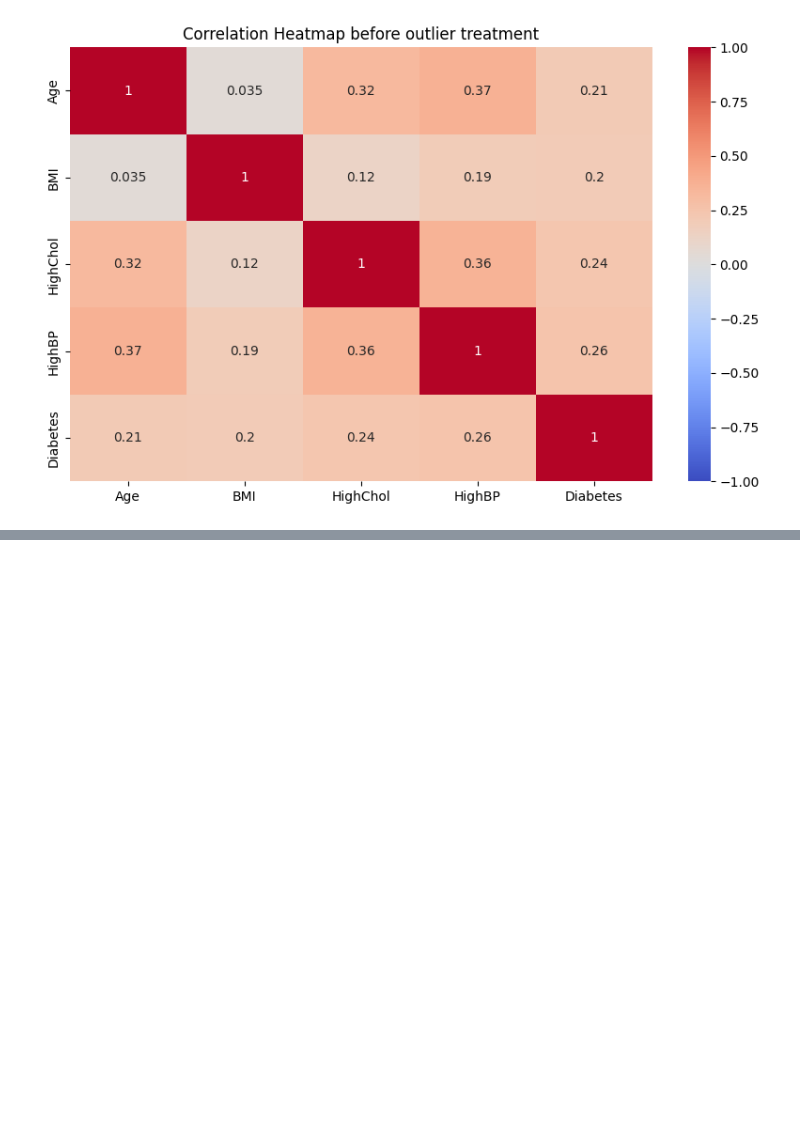
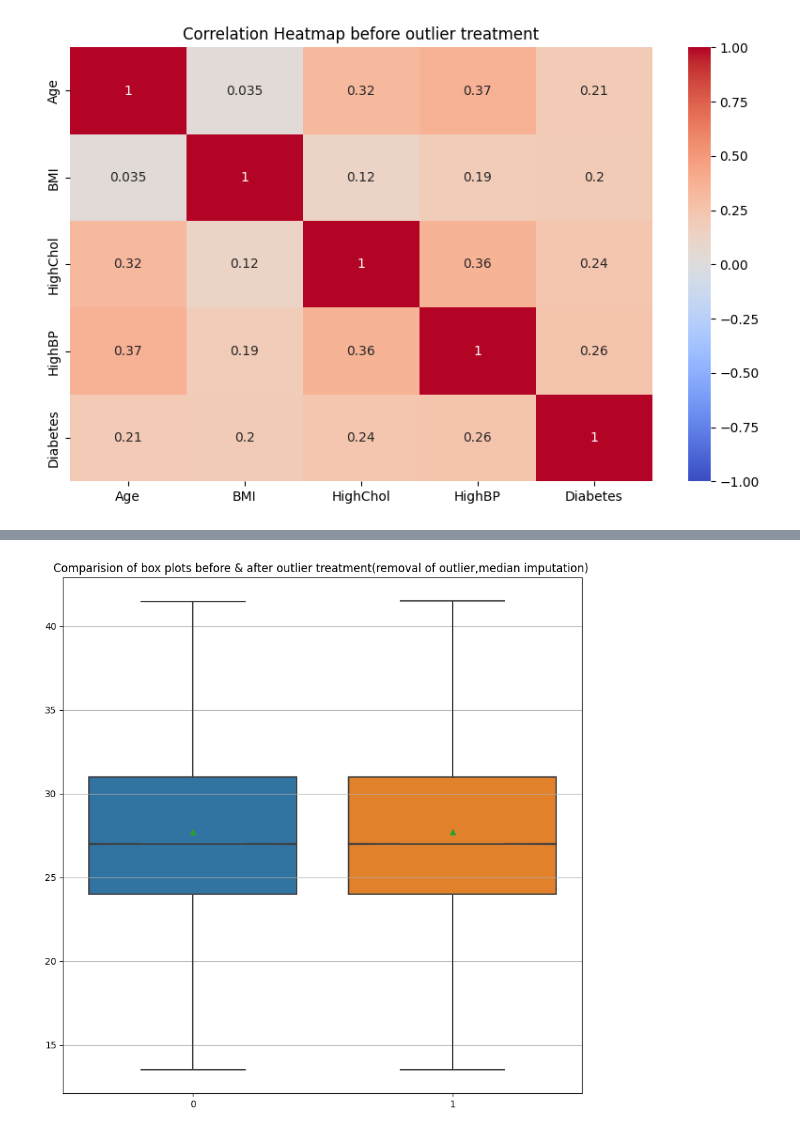
Before and after one commit to pdpavandesai/MergingDiabetesData, a Jupyter notebook: MergedDatasetPrep.ipynb, the cells around one changed output, grey strips where cells are left out. Drawn from its saved outputs; the diff is of its cells as text; code cells hidden in the pictures; blank space fills up the shorter version.

Commit message:
Completed treating outliers in BMI feature and created a final merged dataset

```diff
--- a/MergedDatasetPrep.ipynb
+++ b/MergedDatasetPrep.ipynb
@@ -247,0 +254,11 @@ plt.show()
+# %%
+plt.figure(figsize=(10, 10))
+sns.boxplot(
+    [df_OutlierRemoval['BMI'], df_MedianImputation['BMI']],
+    showmeans=True,
+    notch=True,
+).yaxis.grid(True)
+plt.title('Comparision of box plots before & after outlier treatment(removal of outlier,median imputation) ')
+plt.show()
+# %% [output]
+[figure, added]
```
Also changed, not shown: parts of 5 cells of this notebook.
